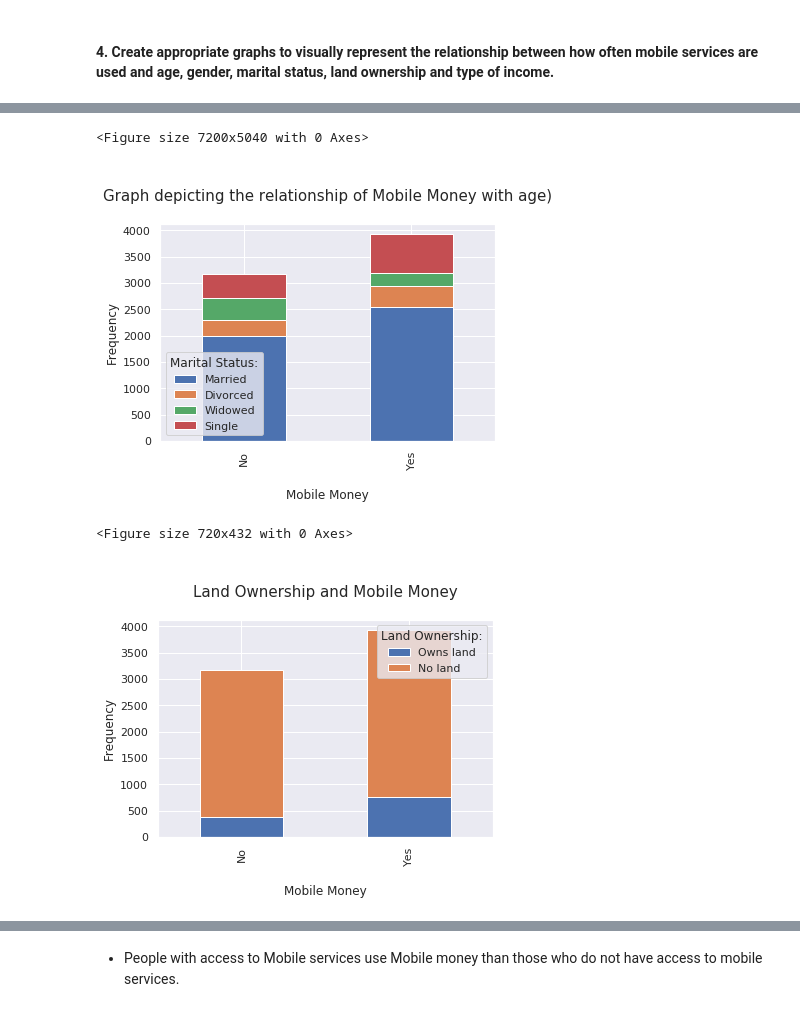
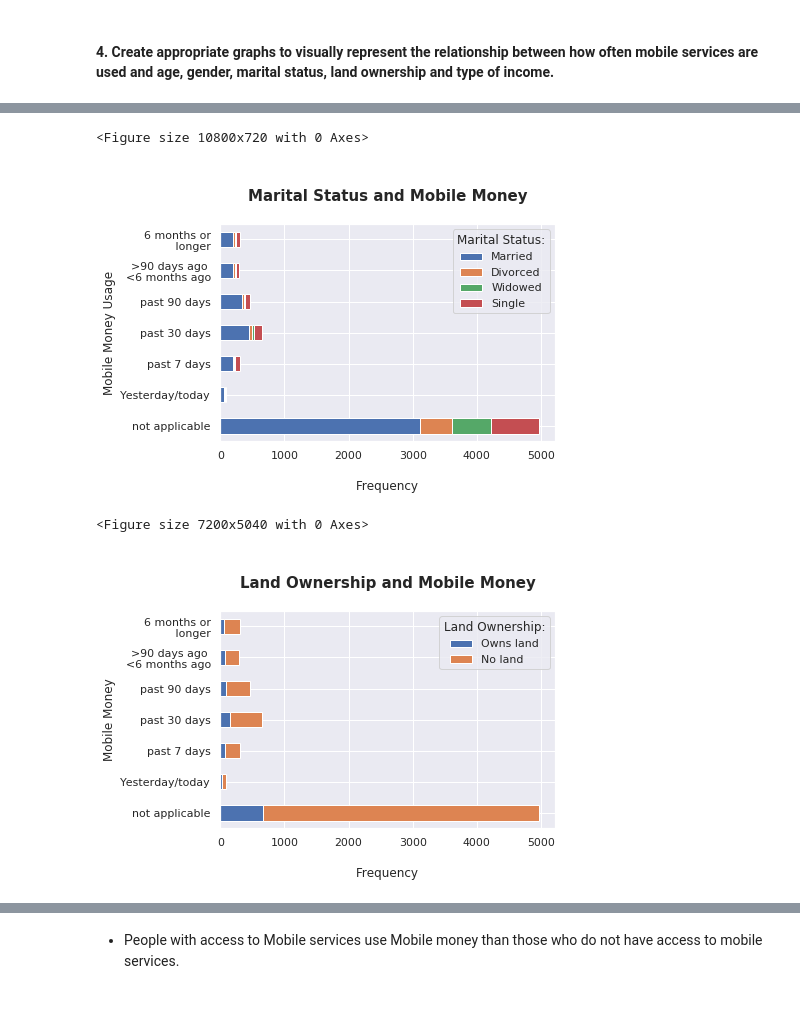
Before and after one commit to boitshepo97/tanzania-mobile-money, a Jupyter notebook: Financial Services Use In Tanzania.ipynb, the cells around one changed output, grey strips where cells are left out. Saved outputs shown, nothing was run; the diff lists cells and outputs as text; code cells hidden in the pictures.

```diff
--- a/Financial Services Use In Tanzania.ipynb
+++ b/Financial Services Use In Tanzania.ipynb
@@ -87,7 +76,8 @@ Number of missing values: 0
 # %%
 # Renaming all columns I am required to work with.
 
-mob_mon = mob_mon.rename(columns={'Q1':'age','Q2':'gender','Q3':'marital_status','Q6':'land_ownership'})
+mob_mon = mob_mon.rename(columns={'Q1':'age','Q2':'gender','Q3':'marital_status','Q6':'land_ownership'
+                                  ,'Q13':'mobile_money_usage'})
 
 
 mob_mon_incomes = mob_mon[["Q8_1" ,"Q8_2","Q8_3","Q8_4","Q8_5","Q8_6","Q8_7","Q8_8","Q8_9","Q8_10","Q8_11"]]
@@ -103,8 +93,7 @@ income_type = {
     "Q8_8":'social_welfare',
     "Q8_9":'rely_on_someone',
     "Q8_10":'dont_get_money',
-    "Q8_11":'other'
-}
+    "Q8_11":'other'}
 
 
 mob_mon = mob_mon.rename(columns={
@@ -401,31 +296,33 @@ plt.show()
 # %%
 # Comparing Mobile Money with Relationship Status.
 sns.set()
-plt.figure(figsize = (100,70))
-marital = mob_mon.groupby(['marital_status', 'mobile_money']).size().reset_index().pivot(columns='marital_status', index='mobile_money', values=0)
-marital.plot(kind='bar', stacked=True)
-plt.title('\nGraph depicting the relationship of Mobile Money with age)\n',fontsize=15)
-plt.xlabel('\nMobile Money')
-plt.ylabel('Frequency')
+plt.figure(figsize = (150,10))
+land = mob_mon.groupby(['marital_status', 'mobile_money_usage']).size().reset_index().pivot(columns='marital_status', index='mobile_money_usage', values=0)
+land.plot(kind='barh', stacked=True)
+plt.title('\nMarital Status and Mobile Money\n', fontsize = 15, weight='bold')
+plt.xlabel('\nFrequency')
+plt.ylabel('Mobile Money Usage')
 plt.legend(title = 'Marital Status:',labels=['Married', 'Divorced', 'Widowed', 'Single'],loc = 'best')
-plt.xticks(np.arange(2), ['No', 'Yes'])
+plt.yticks(np.arange(7), ['not applicable','Yesterday/today' ,'past 7 days' ,'past 30 days' ,'past 90 days'
+                          ,'>90 days ago \n<6 months ago'  ,'6 months or\n longer' ], rotation=0)
 plt.show()
 # %% [output]
-<Figure size 7200x5040 with 0 Axes>
+<Figure size 10800x720 with 0 Axes>
-[figure, old version]
+[figure, new version]
 # %%
 # Comparring Land ownership with Mobile Money
 
 sns.set()
-plt.figure(figsize = (10,6))
-land = mob_mon.groupby(['land_ownership', 'mobile_money']).size().reset_index().pivot(columns='land_ownership', index='mobile_money', values=0)
-land.plot(kind='bar', stacked=True)
-plt.title('\nLand Ownership and Mobile Money\n', fontsize = 15)
-plt.xlabel('\nMobile Money')
-plt.ylabel('Frequency')
-plt.xticks(np.arange(2), ['No','Yes', ])
+plt.figure(figsize = (100,70))
+land = mob_mon.groupby(['land_ownership', 'mobile_money_usage']).size().reset_index().pivot(columns='land_ownership', index='mobile_money_usage', values=0)
+land.plot(kind='barh', stacked=True)
+plt.title('\nLand Ownership and Mobile Money\n', fontsize = 15, weight='bold')
+plt.xlabel('\nFrequency')
+plt.ylabel('Mobile Money')
 plt.legend(title = 'Land Ownership:',labels=['Owns land', 'No land'],loc = 'best')
+plt.yticks(np.arange(7), ['not applicable','Yesterday/today' ,'past 7 days' ,'past 30 days' ,'past 90 days'
+                          ,'>90 days ago \n<6 months ago'  ,'6 months or\n longer' ], rotation=0)
 plt.show()
 # %% [output]
-<Figure size 720x432 with 0 Axes>
+<Figure size 7200x5040 with 0 Axes>
-[figure, old version]
+[figure, new version]
```
Also changed, not shown: parts of 23 cells of this notebook, 2 other files.
